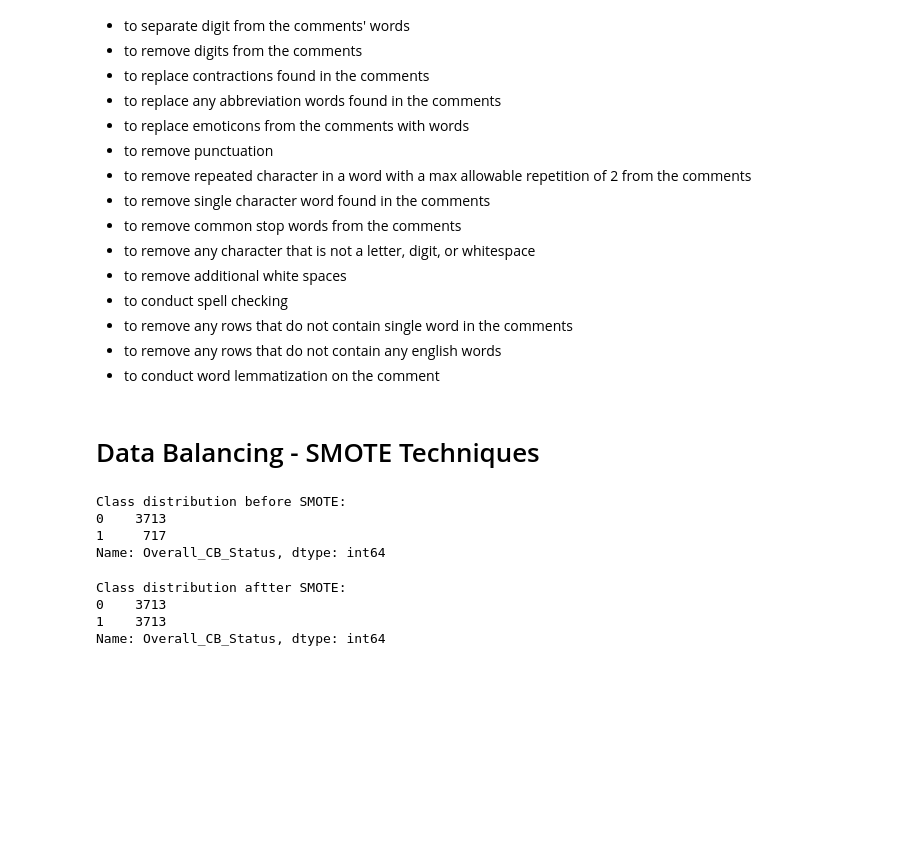
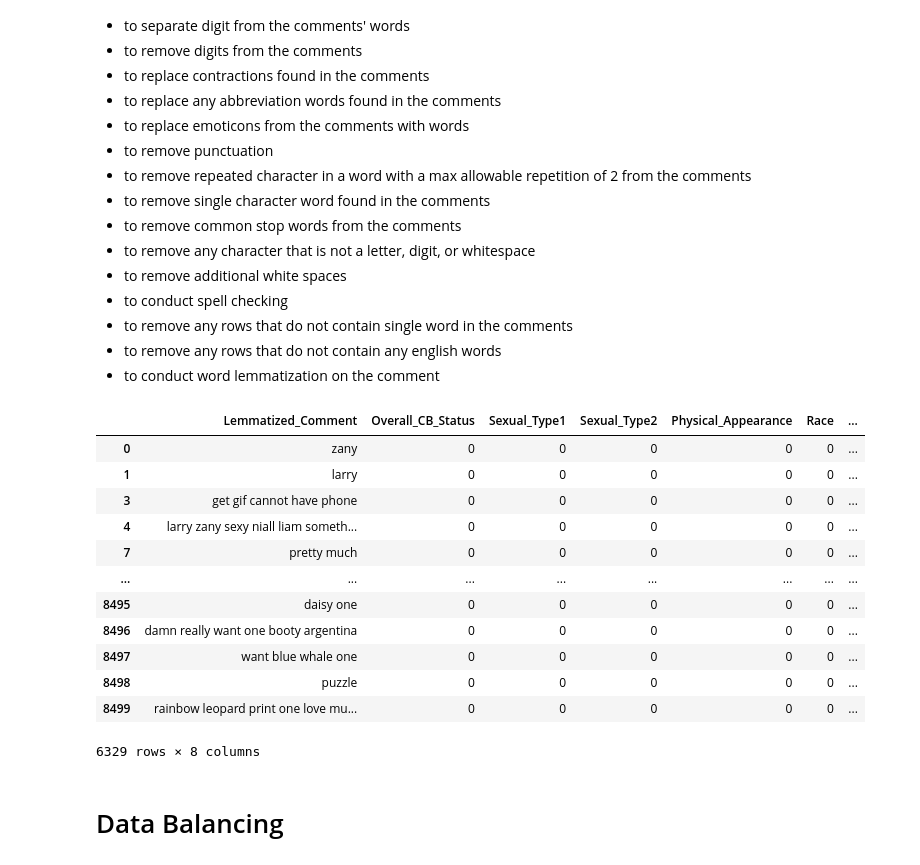
Before and after one commit to gracet33/Cyberbully-Classifier, a Jupyter notebook: main_code.ipynb, the cells around one changed output. Drawn from its saved outputs; the diff is of its cells as text; code cells hidden in the pictures; blank space fills up the shorter version.

Commit message:
Update data balancing part

```diff
--- a/main_code.ipynb
+++ b/main_code.ipynb
@@ -444,6 +444,24 @@ final_df = text_formatting.copy()
 final_df.insert(index_to_insert, new_column_name, result)
 # %%
 # Filter rows with at least one English word in the list
-final_df = final_df[final_df['Lemmatized_Comment'].apply(lambda x: any_english_word_in_list(x))]
+clean_df = final_df[final_df['Lemmatized_Comment'].apply(lambda x: any_english_word_in_list(x))]
+# %%
+column_to_drop = ['Comment', 'Overall_CB_Status']
+final_df = clean_df.drop(columns=column_to_drop)
+final_df
+# %% [output]
+|  | Lemmatized_Comment | Overall_CB_Status | Sexual_Type1 | Sexual_Type2 | Physical_Appearance | Race | ... |
+| 0 | zany | 0 | 0 | 0 | 0 | 0 | ... |
+| 1 | larry | 0 | 0 | 0 | 0 | 0 | ... |
+| 3 | get gif cannot have phone | 0 | 0 | 0 | 0 | 0 | ... |
+| 4 | larry zany sexy niall liam someth... | 0 | 0 | 0 | 0 | 0 | ... |
+| 7 | pretty much | 0 | 0 | 0 | 0 | 0 | ... |
+| ... | ... | ... | ... | ... | ... | ... | ... |
+| 8495 | daisy one | 0 | 0 | 0 | 0 | 0 | ... |
+| 8496 | damn really want one booty argentina | 0 | 0 | 0 | 0 | 0 | ... |
+| 8497 | want blue whale one | 0 | 0 | 0 | 0 | 0 | ... |
+| 8498 | puzzle | 0 | 0 | 0 | 0 | 0 | ... |
+| 8499 | rainbow leopard print one love mu... | 0 | 0 | 0 | 0 | 0 | ... |
+6329 rows × 8 columns
 # %%
 # Save the final_df into a .csv file
@@ -451,3 +469,3 @@ file_path = "./preprocess_data_v1.csv"
 final_df.to_csv(file_path,index=False)
 # %% [markdown]
-# Data Balancing - SMOTE Techniques
+# Data Balancing
@@ -459,9 +471,0 @@ X_train, X_test, y_train, y_test = train_test_split(X, y, test_size= 0.3, random
-# %%
-# Print class distribution before SMOTE
-print("Class distribution before SMOTE:")
-print(pd.Series(y_train).value_counts())
-# %% [output]
-Class distribution before SMOTE:
-0    3713
-1     717
-Name: Overall_CB_Status, dtype: int64
@@ -479,9 +471,0 @@ X_resampled, y_resampled = smote.fit_resample(X_train, y_train)
-# %%
-# Print class distribution before SMOTE
-print("Class distribution aftter SMOTE:")
-print(pd.Series(y_resampled).value_counts())
-# %% [output]
-Class distribution aftter SMOTE:
-0    3713
-1    3713
-Name: Overall_CB_Status, dtype: int64
```
Also changed, not shown: parts of 17 cells of this notebook.
